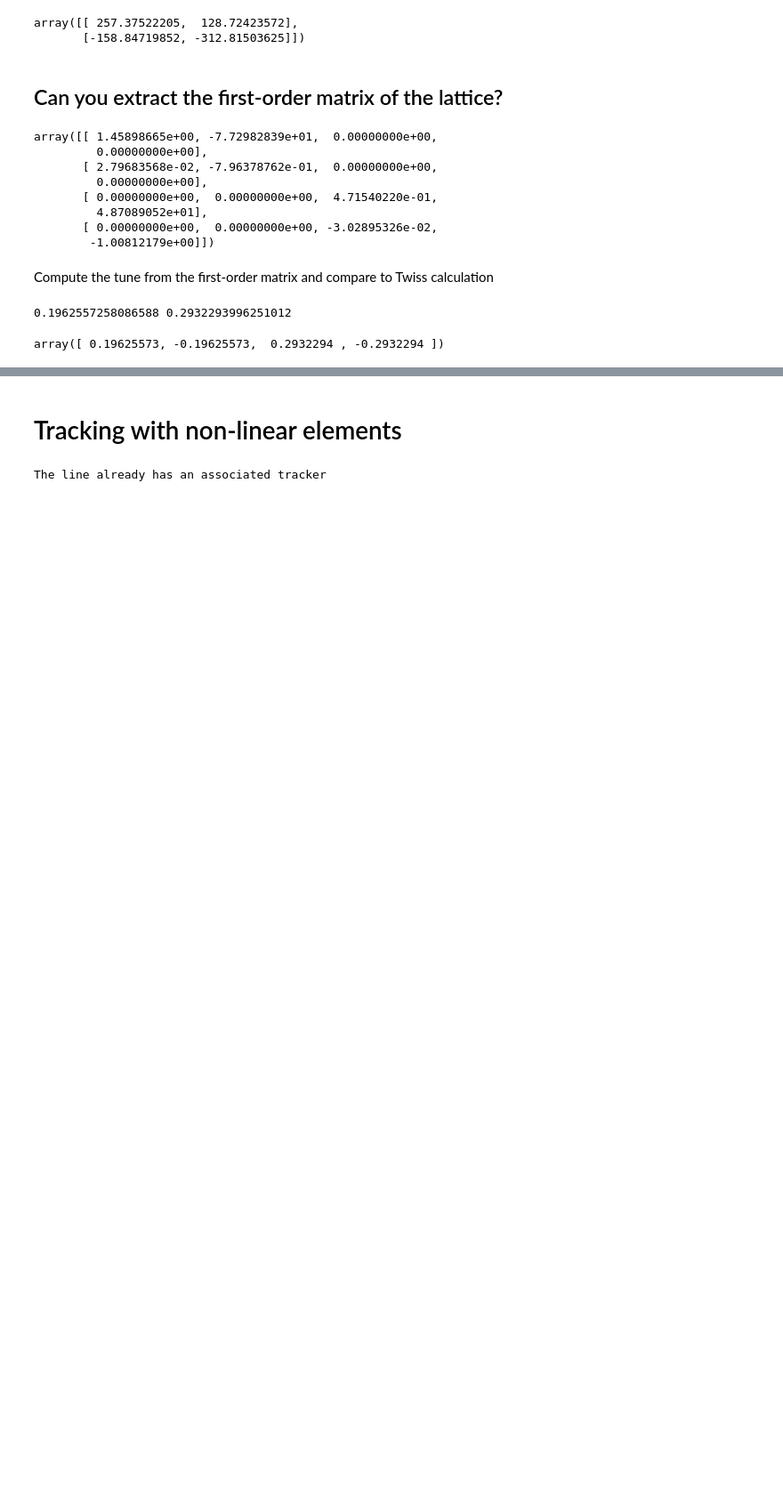
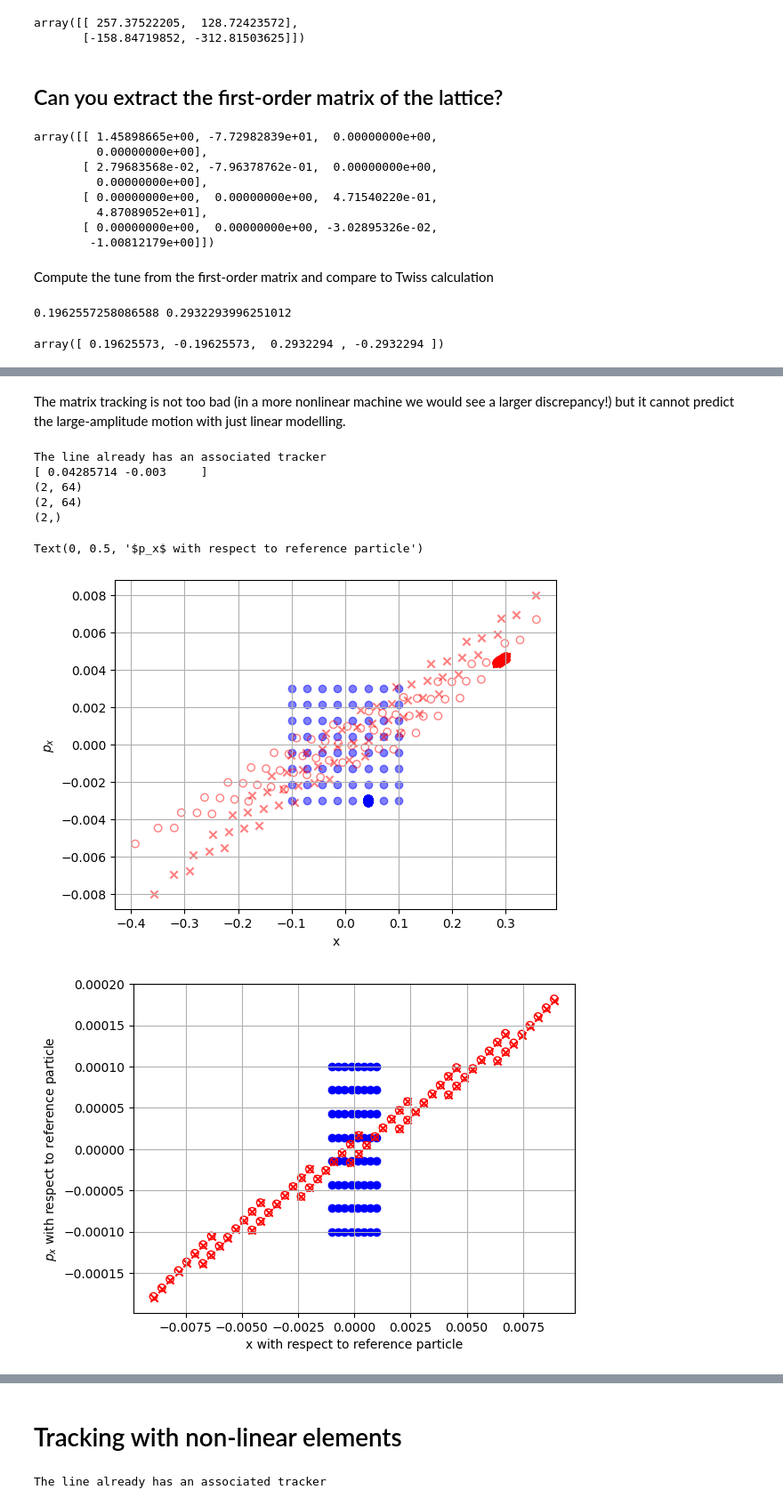
Before and after one commit to sterbini/AAP_CAS, a Jupyter notebook: exercises/solutions/Exercise3/Exercise3.ipynb, the cells around one changed output, grey strips where cells are left out. Shown at 89% size. Drawn from its saved outputs; the diff is of its cells as text; code cells hidden in the pictures; blank space fills up the shorter version.

```diff
--- a/exercises/solutions/Exercise3/Exercise3.ipynb
+++ b/exercises/solutions/Exercise3/Exercise3.ipynb
@@ -837,0 +780,61 @@ What does this tell us about:
+# %% [markdown]
+The matrix tracking is not too bad (in a more nonlinear machine we would see a larger discrepancy!) but it cannot predict the large-amplitude motion with just linear modelling.
+# %%
+ddx = 0.001
+ddpx = 1e-4
+N = 8
+
+X_j = np.array([np.random.uniform(-ddx, ddx, N), np.random.uniform(-ddpx, ddpx, N)])
+
+xj, pxj = np.meshgrid(np.linspace(-ddx, ddx, N), np.linspace(-ddpx, ddpx, N))
+X_j = np.vstack([xj.ravel(), pxj.ravel()])
+line.build_tracker()
+ind = 5
+X_0 = X_i[:,ind]
+print(X_0)
+X_0s = np.vstack([X_0]*N**2).T
+X_1 = X_f[:,ind]
+X_1s = np.vstack([X_1]*N**2).T
+
+print(X_j.shape)
+print(X_0s.shape)
+particles = line.build_particles(x = X_j[0, :]+X_0[0], px = X_j[1, :]+X_0[1])#, y = X_i[:,2], py = X_i[:,3])
+plt.scatter(particles.x.T, particles.px.T, color = 'b')
+line.track(particles, num_turns = 1, turn_by_turn_monitor = True)
+plt.scatter(particles.x.T, particles.px.T, marker = 'o', facecolors = 'none', edgecolors = 'r')
+X_fj = np.array([particles.x, particles.px])
+
+print(X_0.shape)
+opt = scipy.optimize.least_squares(fun, [1, 1e-15, 1e-15, 1], args = [X_j, X_fj-X_1s], gtol = 2.32e-16)
+mat = np.array([opt.x[:2], opt.x[2:]])
+
+plt.scatter(*X_i, color = 'b', alpha = 0.5)
+plt.scatter(*X_f, marker = 'o', facecolors = 'none', edgecolors = 'r', alpha  = 0.5)
+plt.scatter(*X_fj, marker = 'o', facecolors = 'none', edgecolors = 'r', )
+
+X_fmj = mat@X_j + X_1s
+
+plt.scatter(*X_fmj, color = 'r', marker = 'x')
+
+plt.scatter(*(np.linalg.matrix_power(mat, nturns)@X_i), marker = 'x', color = 'r', alpha = 0.5)
+plt.grid()
+plt.xlabel('x')
+plt.ylabel(r'$p_x$')
+
+
+plt.figure()
+plt.scatter(*(X_j), color = 'b')
+plt.scatter(*(X_fj-X_1s), marker = 'o', facecolors = 'none', edgecolors = 'r')
+plt.scatter(*(mat@X_j), marker = 'x', color = 'r')
+plt.grid()
+plt.xlabel('x with respect to reference particle')
+plt.ylabel(r'$p_x$ with respect to reference particle')
+# %% [output]
+The line already has an associated tracker
+[ 0.04285714 -0.003     ]
+(2, 64)
+(2, 64)
+(2,)
+Text(0, 0.5, '$p_x$ with respect to reference particle')
+[figure, added]
+[figure, added]
```
Also changed, not shown: parts of 20 cells of this notebook.
